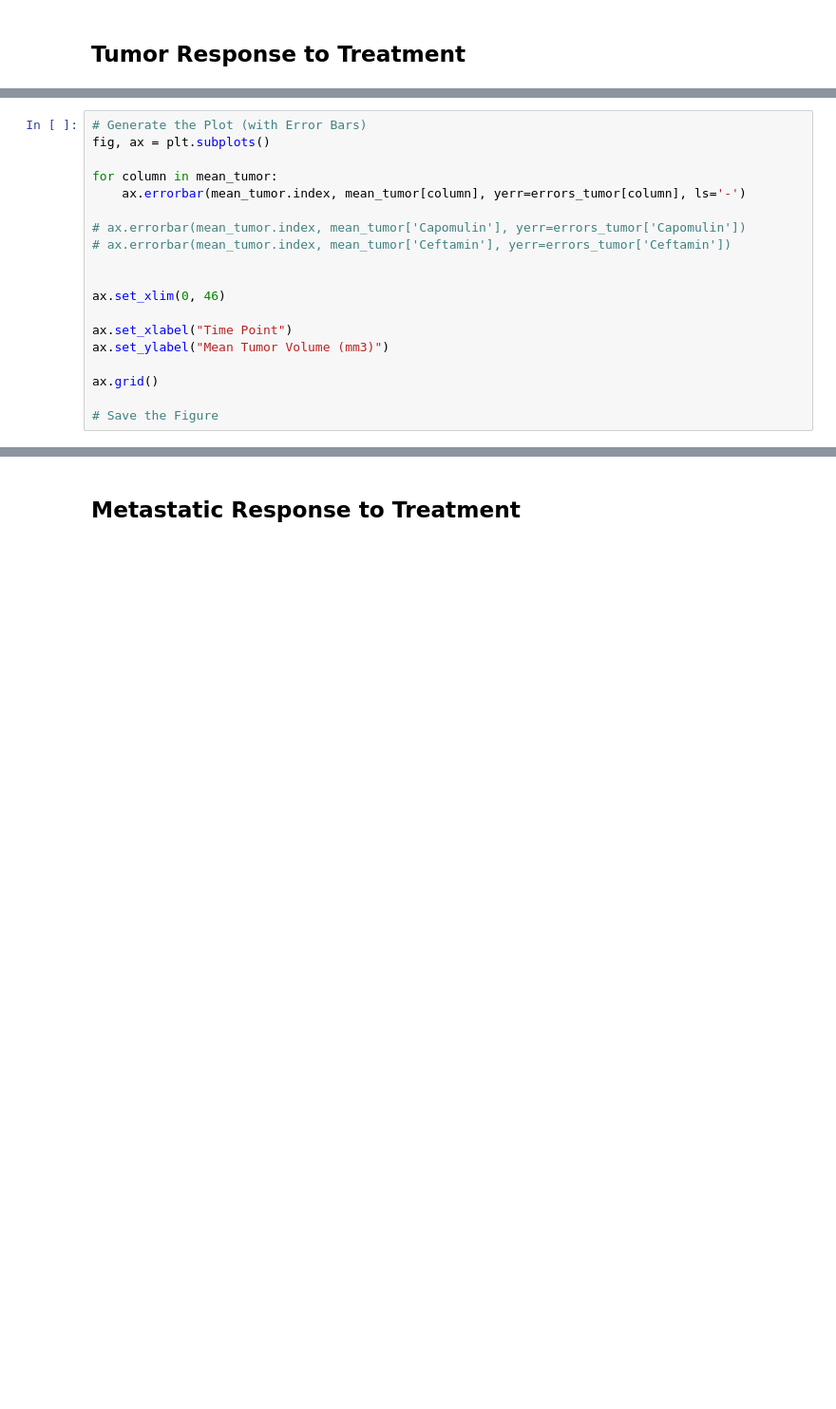
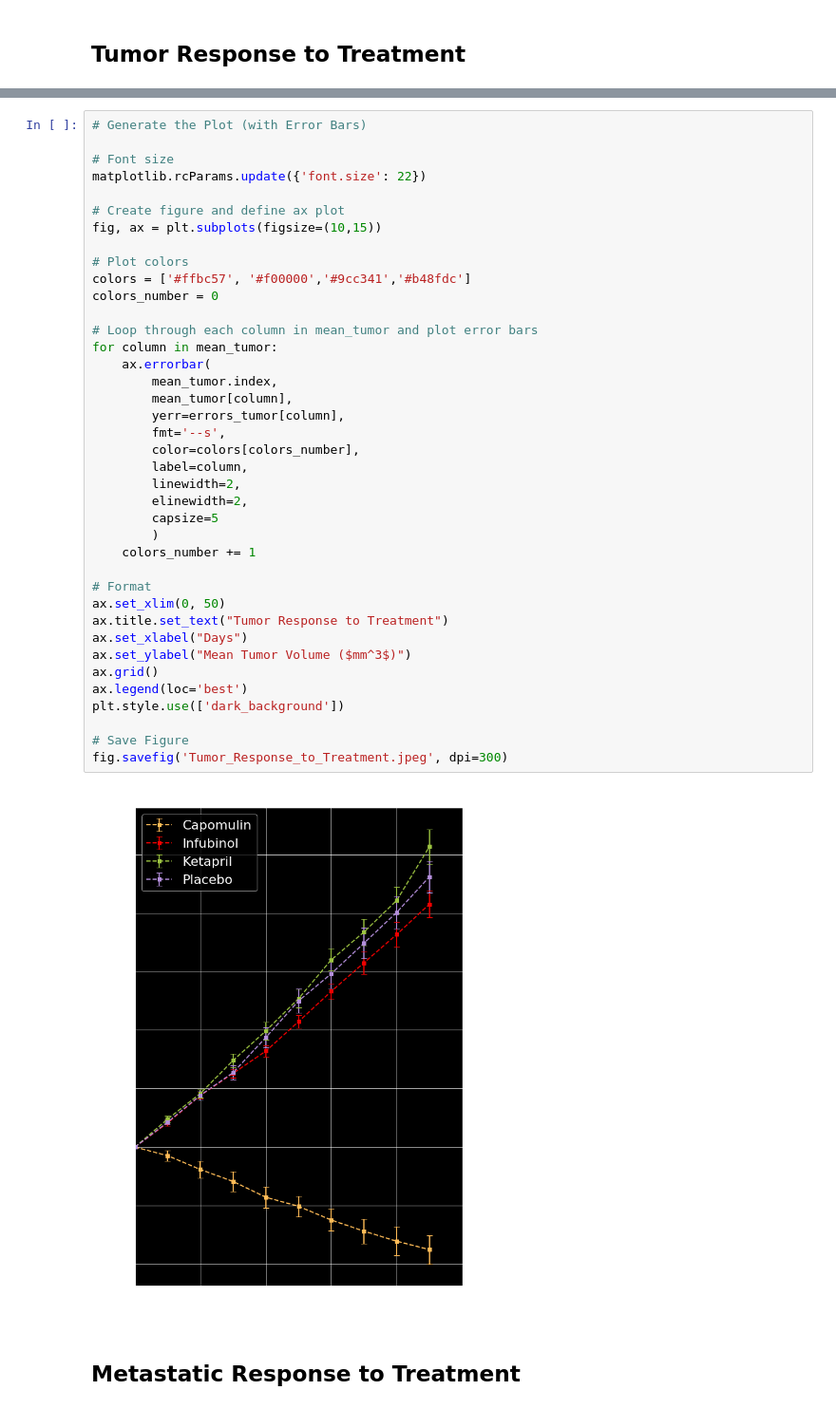
Before and after one commit to costcohotdog/matplotlib_clinical_trial, a Jupyter notebook: Pymaceuticals/pymaceuticals_starter.ipynb, the cells around one changed output, grey strips where cells are left out. Shown at 95% size. Cells and saved outputs as stored; diff of their text form; blank space fills up the shorter version.

```diff
--- a/Pymaceuticals/pymaceuticals_starter.ipynb
+++ b/Pymaceuticals/pymaceuticals_starter.ipynb
@@ -81,19 +83,0 @@ errors_tumor.head()
-# %%
-# Generate the Plot (with Error Bars)
-fig, ax = plt.subplots()
-
-for column in mean_tumor:
-    ax.errorbar(mean_tumor.index, mean_tumor[column], yerr=errors_tumor[column], ls='-')
-
-# ax.errorbar(mean_tumor.index, mean_tumor['Capomulin'], yerr=errors_tumor['Capomulin'])
-# ax.errorbar(mean_tumor.index, mean_tumor['Ceftamin'], yerr=errors_tumor['Ceftamin'])
-
-
-ax.set_xlim(0, 46)
-
-ax.set_xlabel("Time Point")
-ax.set_ylabel("Mean Tumor Volume (mm3)")
-
-ax.grid()
-
-# Save the Figure
@@ -107,3 +84,44 @@ plt.show()
+# %%
+# Generate the Plot (with Error Bars)
+
+# Font size
+matplotlib.rcParams.update({'font.size': 22})
+
+# Create figure and define ax plot
+fig, ax = plt.subplots(figsize=(10,15))
+
+# Plot colors
+colors = ['#ffbc57', '#f00000','#9cc341','#b48fdc']
+colors_number = 0
+
+# Loop through each column in mean_tumor and plot error bars
+for column in mean_tumor:
+    ax.errorbar(
+        mean_tumor.index,
+        mean_tumor[column],
+        yerr=errors_tumor[column],
+        fmt='--s',
+        color=colors[colors_number],
+        label=column,
+        linewidth=2,
+        elinewidth=2,
+        capsize=5
+        )
+    colors_number += 1
+
+# Format
+ax.set_xlim(0, 50)
+ax.title.set_text("Tumor Response to Treatment")
+ax.set_xlabel("Days")
+ax.set_ylabel("Mean Tumor Volume ($mm^3$)")
+ax.grid()
+ax.legend(loc='best')
+plt.style.use(['dark_background'])
+
+# Save Figure
+fig.savefig('Tumor_Response_to_Treatment.jpeg', dpi=300)
+# %% [output]
+[figure, added]
 # %% [markdown]
 ## Metastatic Response to Treatment
 # %%
```
Also changed, not shown: parts of 14 cells of this notebook.
